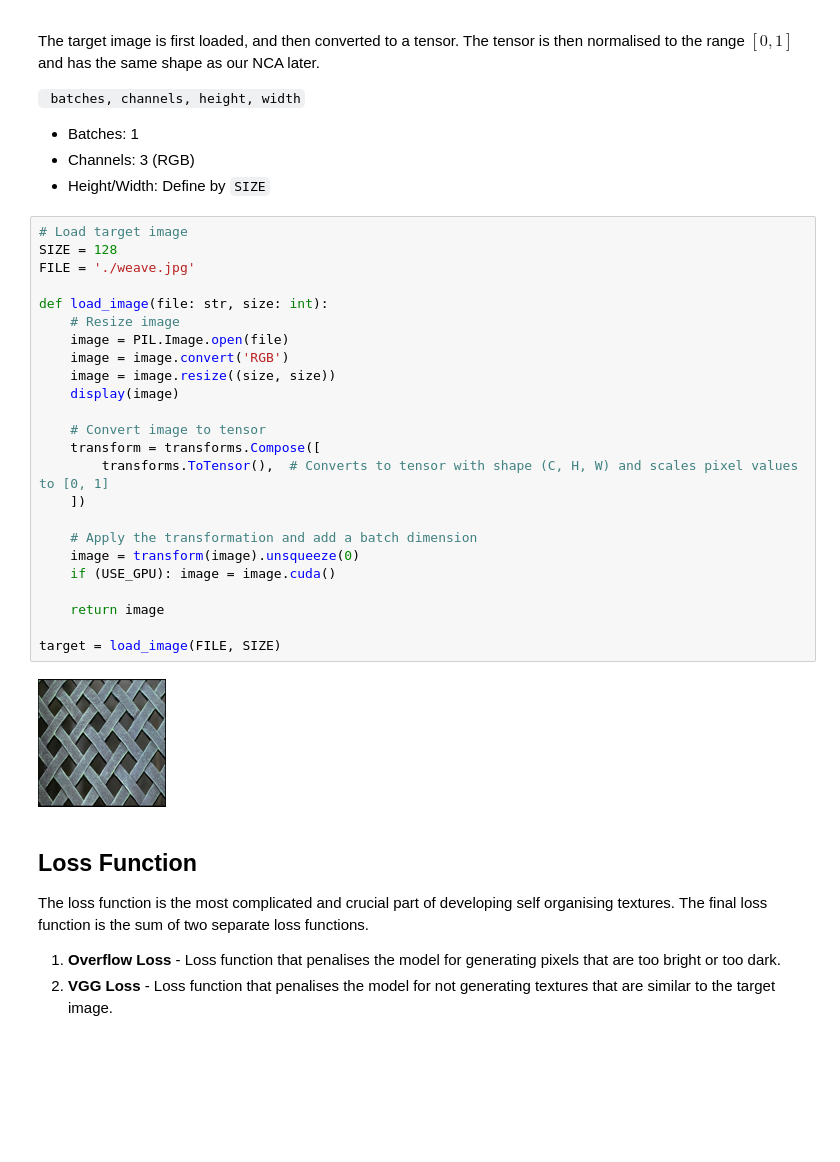
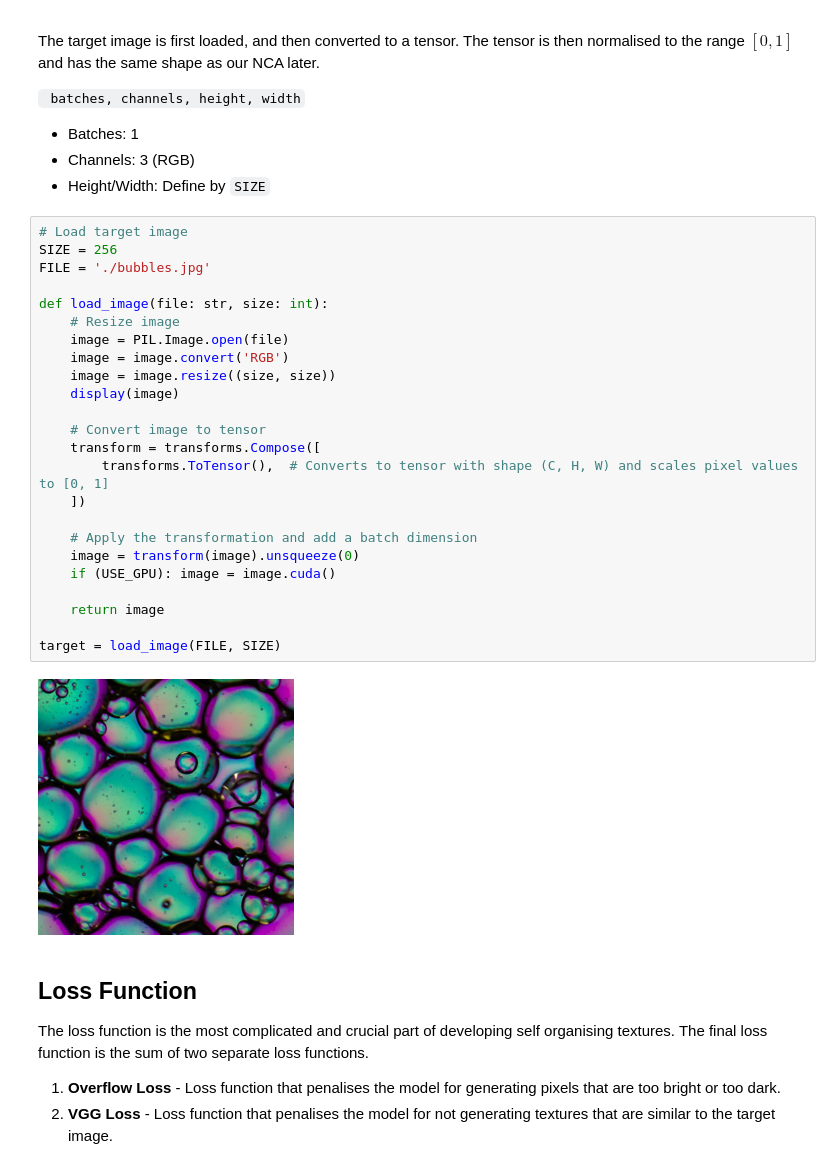
Before and after one commit to MonashDeepNeuron/Neural-Cellular-Automata, a Jupyter notebook: TorchModels/Texture/textures.ipynb, the cells around one changed output. Cells and saved outputs as stored; diff of their text form; blank space fills up the shorter version.

Commit message:
feat: bubbles

```diff
--- a/TorchModels/Texture/textures.ipynb
+++ b/TorchModels/Texture/textures.ipynb
@@ -31,30 +31,30 @@ The target image is first loaded, and then converted to a tensor. The tensor is
  - Height/Width: Define by `SIZE`
 # %%
 # Load target image
-SIZE = 128
-FILE = './weave.jpg'
+SIZE = 256
+FILE = './bubbles.jpg'
 
 def load_image(file: str, size: int):
     # Resize image
     image = PIL.Image.open(file)
     image = image.convert('RGB')
     image = image.resize((size, size))
     display(image)
 
     # Convert image to tensor
     transform = transforms.Compose([
         transforms.ToTensor(),  # Converts to tensor with shape (C, H, W) and scales pixel values to [0, 1]
     ])
 
     # Apply the transformation and add a batch dimension
     image = transform(image).unsqueeze(0)
     if (USE_GPU): image = image.cuda()
 
     return image
 
 target = load_image(FILE, SIZE)
 # %% [output]
-[figure, old version]
+[figure, new version]
 # %% [markdown]
 ## Loss Function
 The loss function is the most complicated and crucial part of developing self organising textures.  The final loss function is the sum of two separate loss functions.
```
Also changed, not shown: parts of 3 cells of this notebook, 5 other files.
